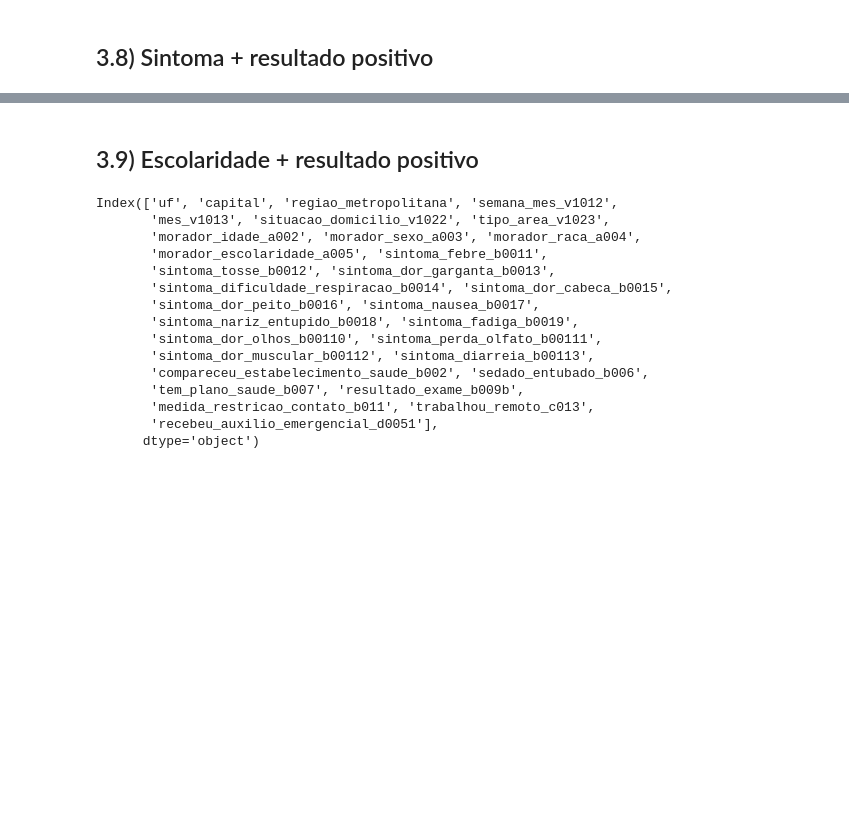
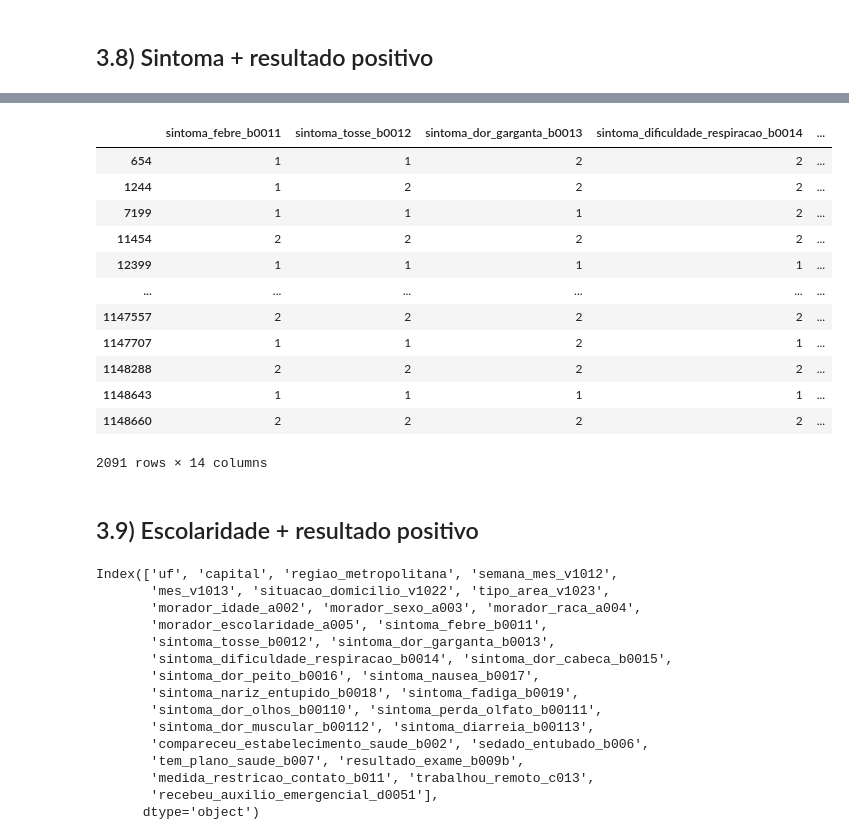
Before and after one commit to dhachcar/postech-tech-challenge-3, a Jupyter notebook: Tech_Challenge_3_Análises_para_o_Streamlit.ipynb, the cells around one changed output, grey strips where cells are left out. Drawn from its saved outputs; the diff is of its cells as text; code cells hidden in the pictures; blank space fills up the shorter version.

```diff
--- a/Tech_Challenge_3_Análises_para_o_Streamlit.ipynb
+++ b/Tech_Challenge_3_Análises_para_o_Streamlit.ipynb
@@ -529,3 +527,19 @@ df_sintoma_resultado_positivo_filtrado.head()
+# %%
+df_sintoma_resultado_positivo_filtrado
+# %% [output]
+|  | sintoma_febre_b0011 | sintoma_tosse_b0012 | sintoma_dor_garganta_b0013 | sintoma_dificuldade_respiracao_b0014 | ... |
+| 654 | 1 | 1 | 2 | 2 | ... |
+| 1244 | 1 | 2 | 2 | 2 | ... |
+| 7199 | 1 | 1 | 1 | 2 | ... |
+| 11454 | 2 | 2 | 2 | 2 | ... |
+| 12399 | 1 | 1 | 1 | 1 | ... |
+| ... | ... | ... | ... | ... | ... |
+| 1147557 | 2 | 2 | 2 | 2 | ... |
+| 1147707 | 1 | 1 | 2 | 1 | ... |
+| 1148288 | 2 | 2 | 2 | 2 | ... |
+| 1148643 | 1 | 1 | 1 | 1 | ... |
+| 1148660 | 2 | 2 | 2 | 2 | ... |
+2091 rows × 14 columns
 # %% [markdown]
 ## 3.9) Escolaridade + resultado positivo
 # %%
```
Also changed, not shown: parts of 57 cells of this notebook.
